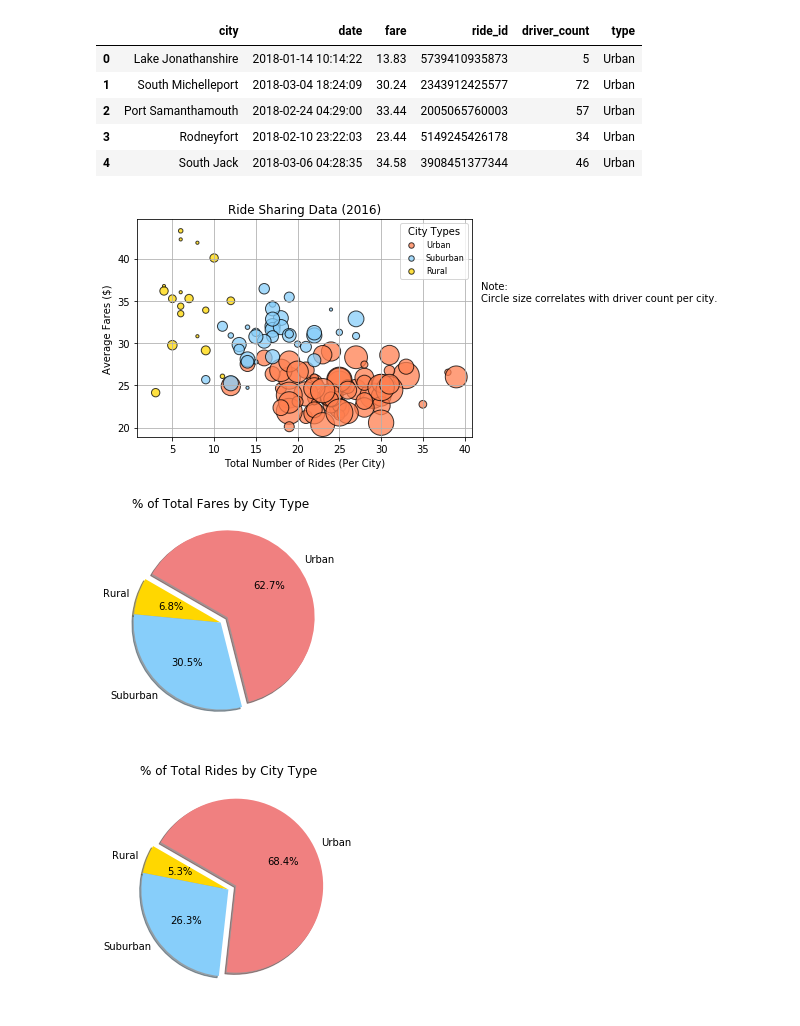
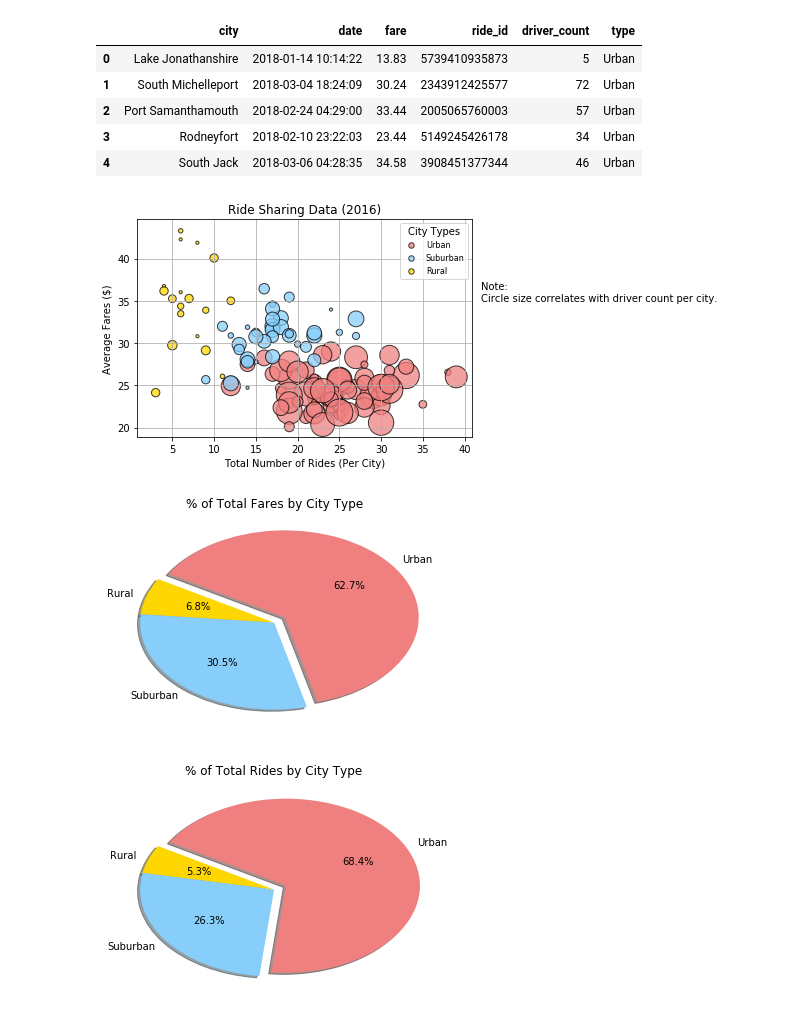
Before and after one commit to kathleeng77/Matplotlib-Challenge, a Jupyter notebook: matplotlib-challenge.ipynb, the cells around one changed output. Cells and saved outputs as stored; diff of their text form; code cells hidden in the pictures.

Commit message:
fixed pie charts to be ovals

```diff
--- a/matplotlib-challenge.ipynb
+++ b/matplotlib-challenge.ipynb
@@ -45,7 +45,7 @@ rural_y = rural_cities["fare"].mean()
 rural_s = rural_cities["driver_count"].mean()
 
 # Make scatter plots for each city group
-plt.scatter(urban_x, urban_y, s=urban_s*10, label="Urban", marker="o", color=["coral"],
+plt.scatter(urban_x, urban_y, s=urban_s*10, label="Urban", marker="o", color=["lightcoral"],
             edgecolor="black", alpha=0.75)
 plt.scatter(suburban_x, suburban_y, s=suburban_s*10, label="Suburban", marker="o", color=["lightskyblue"],
             edgecolor="black", alpha=0.75)
@@ -68,33 +68,37 @@ plt.savefig("Images/ride_share_scatter.png", bbox_inches="tight")
 # Show plot
 plt.show()
 # %% [output]
-[figure, old version]
+[figure, new version]
 # %%
 # Calculate Type Percents
 type_group = main_df.groupby(["type"])
 total_fares = type_group["fare"].sum()
 
 # Make Pie Chart
 labels = ["Rural","Suburban","Urban"]
 explode = (0,0,0.1)
 colors = ["gold","lightskyblue","lightcoral"]
-plt.pie(total_fares, labels=labels, explode=explode, colors=colors, autopct="%1.1f%%", shadow=True, startangle=150)
-plt.title("% of Total Fares by City Type")
+fig, ax = plt.subplots()
+ax.pie(total_fares, labels=labels, explode=explode, colors=colors, autopct="%1.1f%%", shadow=True, startangle=150)
+ax.set_title("% of Total Fares by City Type")
+ax.set_aspect('auto')
 
 # Save Figure
 plt.savefig("Images/total_fares_pie.png")
 
 # Show plot
 plt.show()
 # %% [output]
-[figure, old version]
+[figure, new version]
 # %%
 # Calculate Ride Percents
 total_rides = type_group["ride_id"].count()
 
 # Make Pie Chart
-plt.pie(total_rides, labels=labels, explode=explode, colors=colors, autopct="%1.1f%%", shadow=True, startangle=150)
-plt.title("% of Total Rides by City Type")
+fig, ax = plt.subplots()
+ax.pie(total_rides, labels=labels, explode=explode, colors=colors, autopct="%1.1f%%", shadow=True, startangle=150)
+ax.set_title("% of Total Rides by City Type")
+ax.set_aspect('auto')
 
 # Save Figure
 plt.savefig("Images/total_rides_pie.png")
@@ -102,7 +106,7 @@ plt.savefig("Images/total_rides_pie.png")
 # Show plot
 plt.show()
 # %% [output]
-[figure, old version]
+[figure, new version]
 # %%
 # Calculate Driver Percents
 city_type_group = city_df.groupby(["type"])
```
Also changed, not shown: parts of 1 cell of this notebook, 4 other files.
